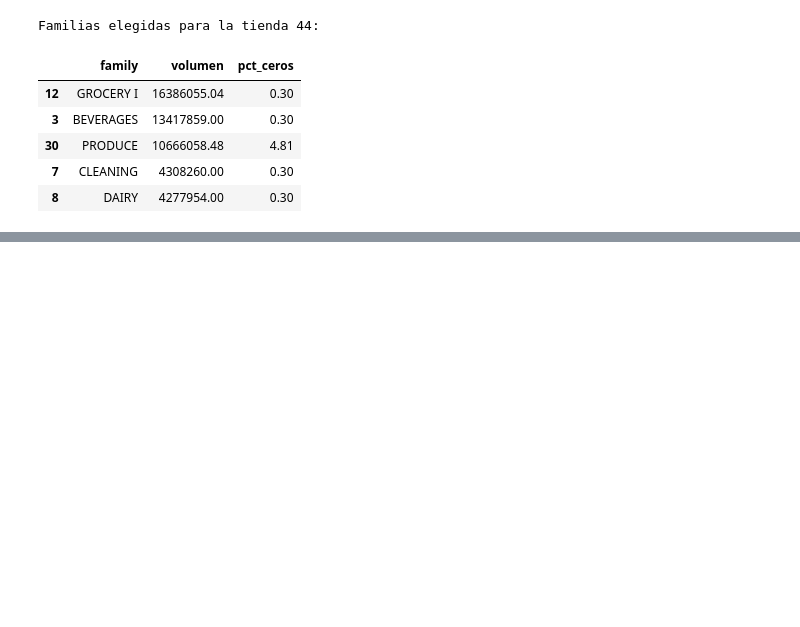
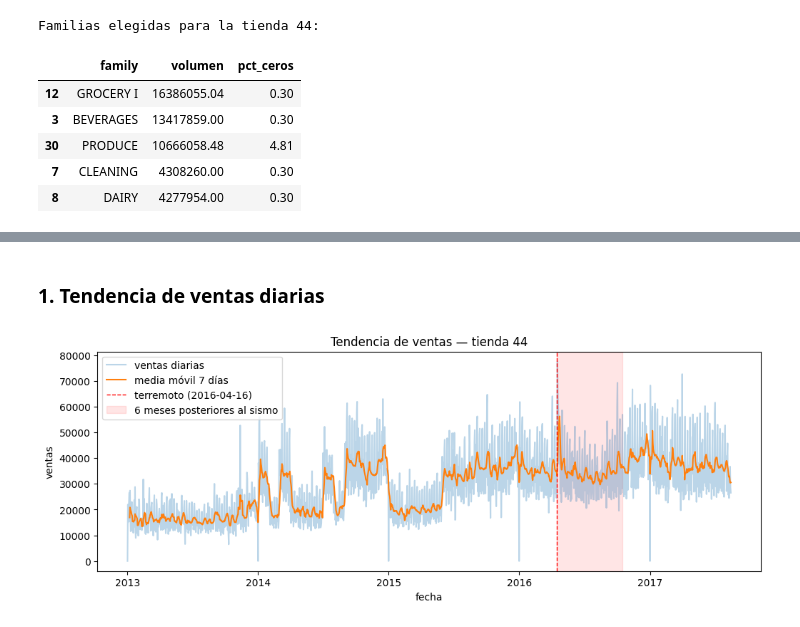
Before and after one commit to Jacogz/ML-Prediccion-Demanda, a Jupyter notebook: src/model_development.ipynb, the cells around one changed output, grey strips where cells are left out. Saved outputs shown, nothing was run; the diff lists cells and outputs as text; code cells hidden in the pictures; blank space fills up the shorter version.

```diff
--- a/src/model_development.ipynb
+++ b/src/model_development.ipynb
@@ -135,3 +137,6 @@ Familias elegidas para la tienda 44:
 | 30 | PRODUCE | 10666058.48 | 4.81 |
 | 7 | CLEANING | 4308260.00 | 0.30 |
 | 8 | DAIRY | 4277954.00 | 0.30 |
+# %%
+train_1 = train[(train["store_nbr"] == selected_store_nbr) & (train["family"].isin(selected_families["family"]))]
+train_1.info()
@@ -137,0 +165,22 @@ Familias elegidas para la tienda 44:
+# %%
+import matplotlib.pyplot as plt
+
+oil = pd.read_csv("/content/data/oil.csv", parse_dates=["date"])
+transactions = pd.read_csv("/content/data/transactions.csv", parse_dates=["date"])
+holidays = pd.read_csv("/content/data/holidays_events.csv", parse_dates=["date"])
+
+daily = (
+    train_1.groupby("date")["sales"]
+    .sum()
+    .reset_index()
+    .rename(columns={"sales": "ventas"})
+)
+
+tx_store = transactions.loc[transactions["store_nbr"] == selected_store_nbr, ["date", "transactions"]]
+daily = daily.merge(tx_store, on="date", how="left")
+
+oil_wti = oil.rename(columns={"dcoilwtico": "precio_petroleo"})[["date", "precio_petroleo"]]
+daily = daily.merge(oil_wti, on="date", how="left").sort_values("date")
+daily["precio_petroleo"] = daily["precio_petroleo"].ffill()
+
+daily.head()
@@ -137,0 +194,20 @@ Familias elegidas para la tienda 44:
+# %% [markdown]
+### 1. Tendencia de ventas diarias
+# %%
+terremoto = pd.Timestamp("2016-04-16")
+terremoto_fin = terremoto + pd.DateOffset(months=6)
+
+daily_ma = daily.set_index("date")["ventas"].rolling(7).mean()
+
+fig, ax = plt.subplots(figsize=(12, 4))
+ax.plot(daily["date"], daily["ventas"], alpha=0.3, label="ventas diarias")
+ax.plot(daily_ma.index, daily_ma.values, color="C1", label="media móvil 7 días")
+ax.axvline(terremoto, color="red", linestyle="--", linewidth=1, label="terremoto (2016-04-16)")
+ax.axvspan(terremoto, terremoto_fin, color="red", alpha=0.1, label="6 meses posteriores al sismo")
+ax.set_title(f"Tendencia de ventas — tienda {selected_store_nbr}")
+ax.set_xlabel("fecha")
+ax.set_ylabel("ventas")
+ax.legend()
+plt.show()
+# %% [output]
+[figure, added]
```
Also changed, not shown: parts of 23 cells of this notebook.
